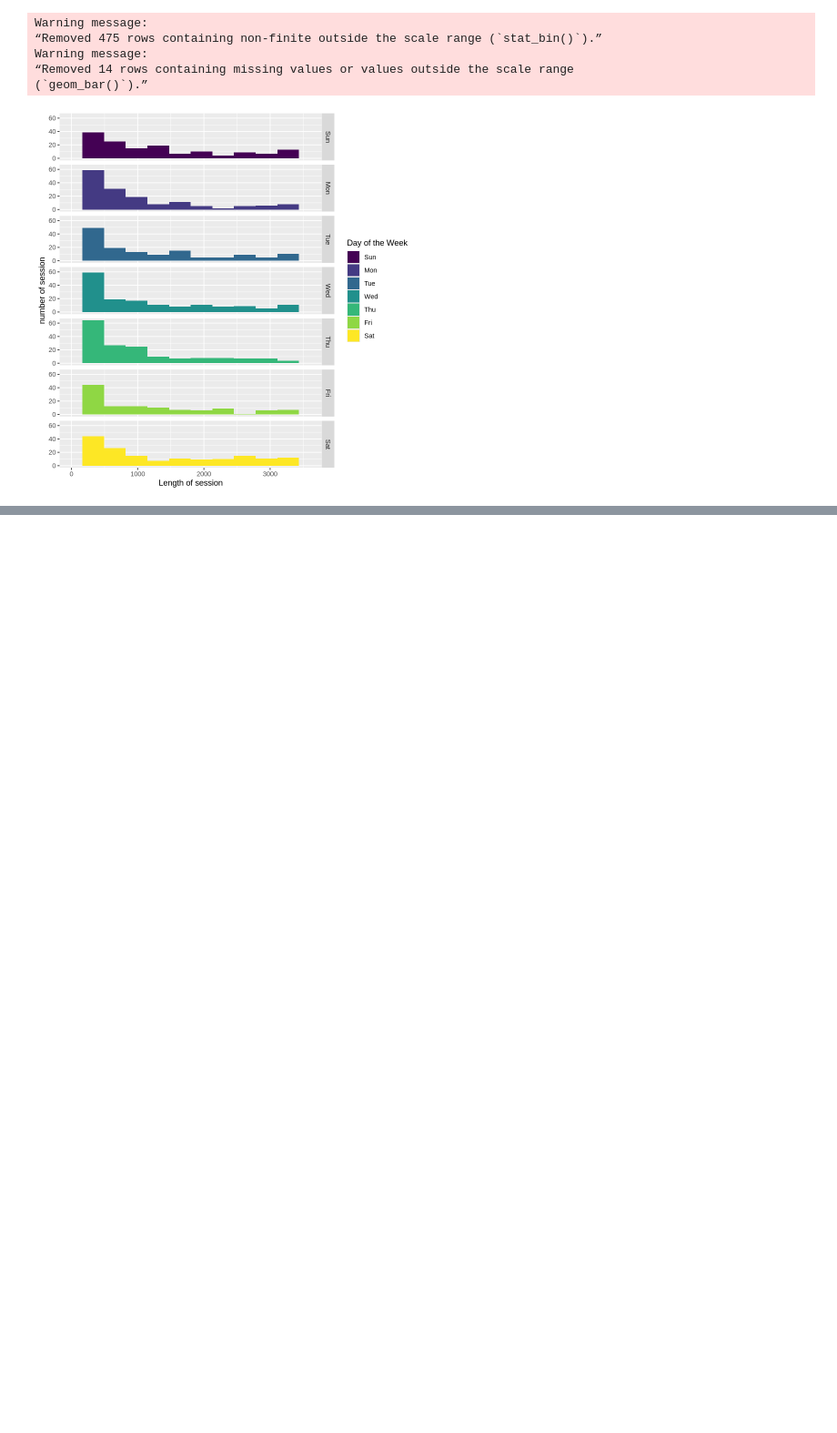
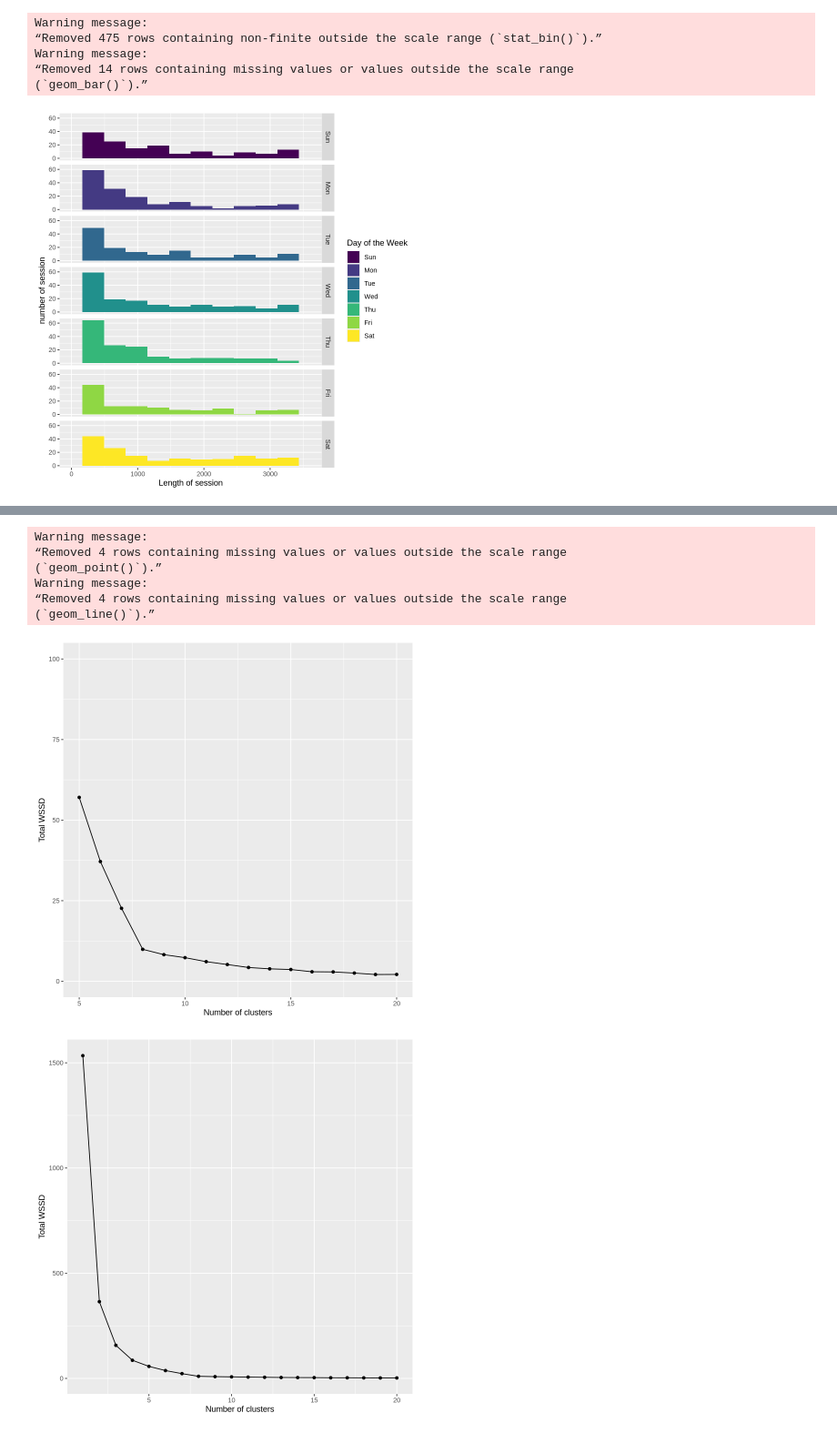
Before and after one commit to wruen/DSCI_100_test, a Jupyter notebook: DSCI_100_group_project.ipynb, the cells around one changed output, grey strips where cells are left out. Shown at 91% size. Cells and saved outputs as stored; diff of their text form; code cells hidden in the pictures; blank space fills up the shorter version.

```diff
--- a/DSCI_100_group_project.ipynb
+++ b/DSCI_100_group_project.ipynb
@@ -88,0 +126,19 @@ Warning message:
+# %%
+set.seed(2019)
+clusnums<-tibble(num_clusters=1:20)
+scaleday_recipe<-recipe(~dayofweek,data=session_scale_wday)|>
+step_scale(all_predictors())|>
+step_center(all_predictors())
+wday_spec_tune <- k_means(num_clusters = tune()) |>
+        set_engine("stats",nstart=10)
+#3
+elbow_stats <- workflow() |>
+        add_recipe(scaleday_recipe) |>
+        add_model(wday_spec_tune) |>
+        tune_cluster(resamples = apparent(session_scale_wday), grid = clusnums) |>
+        collect_metrics()|>
+#4
+        filter(.metric=="sse_within_total")|>
+        mutate(total_WSSD=mean)|>
+        select(num_clusters,total_WSSD)
+elbow_stats
@@ -88,0 +156,25 @@ Warning message:
+# %%
+elbow_plot1<-ggplot(elbow_stats,aes(x=num_clusters,y=total_WSSD))+
+geom_point()+
+geom_line()+
+labs(x="Number of clusters", y="Total WSSD")+
+xlim(c(5,20))+
+ylim(c(0,100))
+# No Answer - remove if you provide an answer
+
+elbow_plot2<-ggplot(elbow_stats,aes(x=num_clusters,y=total_WSSD))+
+geom_point()+
+geom_line()+
+labs(x="Number of clusters", y="Total WSSD")
+# No Answer - remove if you provide an answer
+elbow_plot1
+elbow_plot2
+# %% [output]
+Warning message:
+“Removed 4 rows containing missing values or values outside the scale range
+(`geom_point()`).”
+Warning message:
+“Removed 4 rows containing missing values or values outside the scale range
+(`geom_line()`).”
+[figure, added]
+[figure, added]
```
Also changed, not shown: parts of 7 cells of this notebook.
